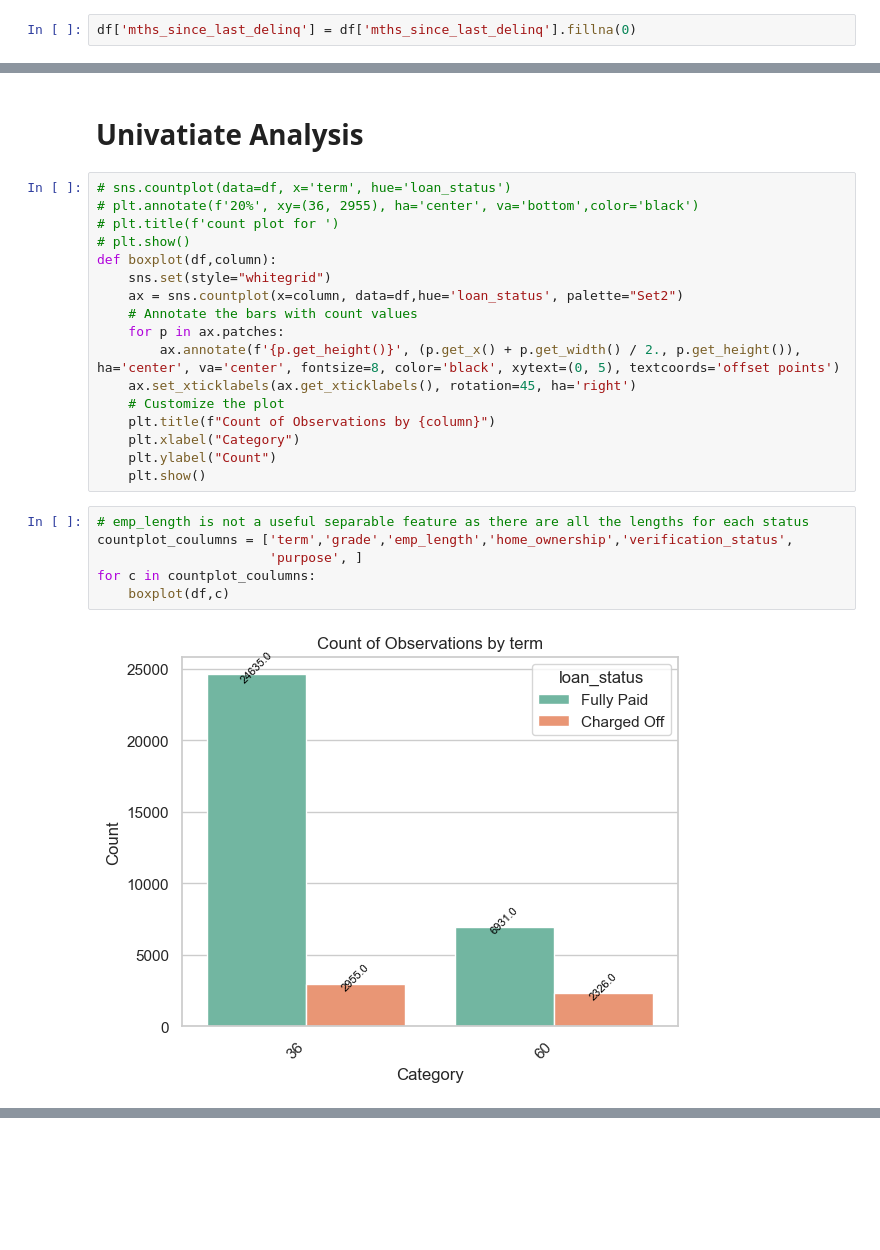
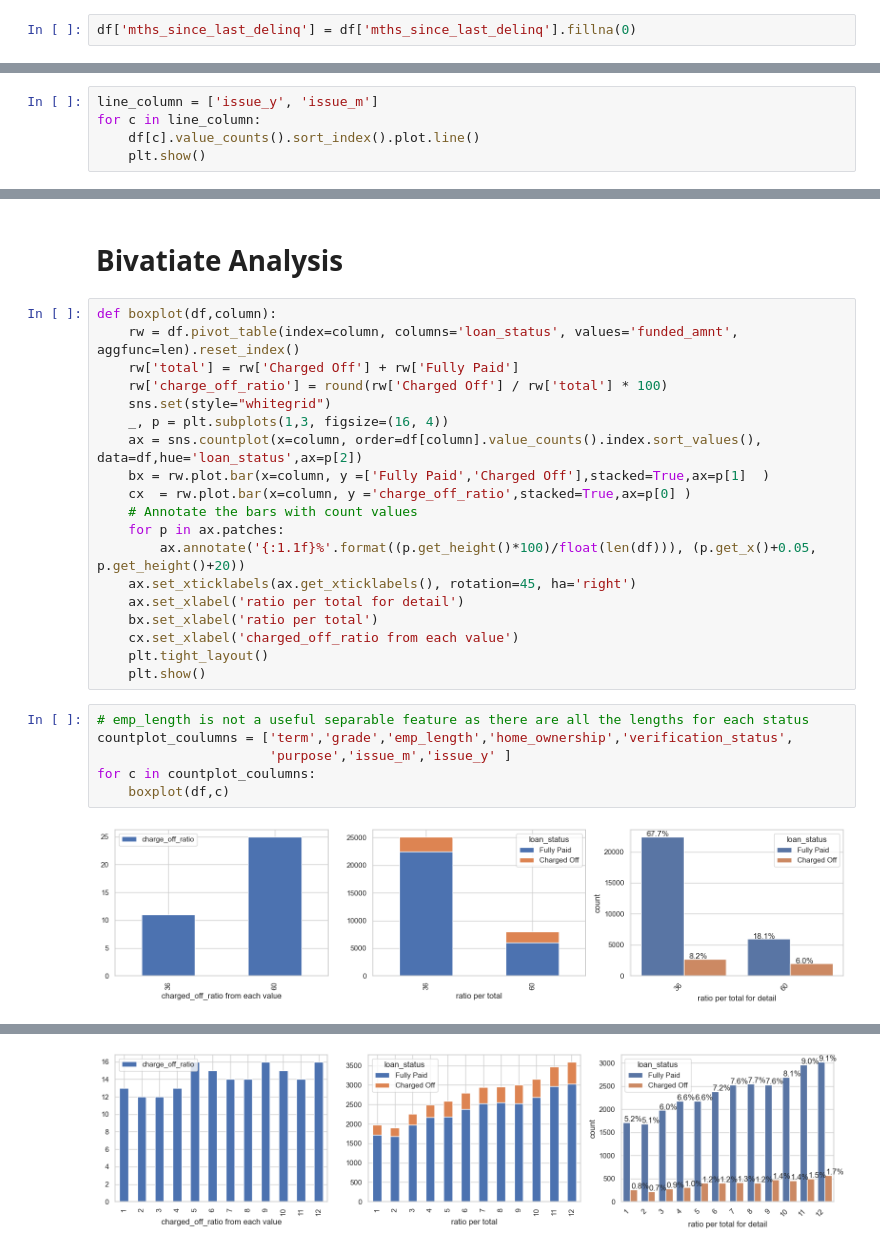
Before and after one commit to cuonghv0298/LendingClubCaseStudy, a Jupyter notebook: eda.ipynb, the cells around one changed output, grey strips where cells are left out. Cells and saved outputs as stored; diff of their text form; blank space fills up the shorter version.

Commit message:
continue analys zipcode

```diff
--- a/eda.ipynb
+++ b/eda.ipynb
@@ -408 +515,6 @@ dtypes: float64(8), int64(5), object(5)
 memory usage: 5.3+ MB
+# %%
+line_column = ['issue_y', 'issue_m']
+for c in line_column:
+    df[c].value_counts().sort_index().plot.line()
+    plt.show()
@@ -409,27 +524,29 @@ memory usage: 5.3+ MB
 # %% [markdown]
-# Univatiate Analysis
+# Bivatiate Analysis
-# %%
-# sns.countplot(data=df, x='term', hue='loan_status')
-# plt.annotate(f'20%', xy=(36, 2955), ha='center', va='bottom',color='black')
-# plt.title(f'count plot for ')
-# plt.show()
-def boxplot(df,column):
-    sns.set(style="whitegrid")
-    ax = sns.countplot(x=column, data=df,hue='loan_status', palette="Set2")
-    # Annotate the bars with count values
-    for p in ax.patches:
-        ax.annotate(f'{p.get_height()}', (p.get_x() + p.get_width() / 2., p.get_height()), ha='center', va='center', fontsize=8, color='black', xytext=(0, 5), textcoords='offset points')
-    ax.set_xticklabels(ax.get_xticklabels(), rotation=45, ha='right')
-    # Customize the plot
-    plt.title(f"Count of Observations by {column}")
-    plt.xlabel("Category")
-    plt.ylabel("Count")
-    plt.show()
+# %%
+def boxplot(df,column):
+    rw = df.pivot_table(index=column, columns='loan_status', values='funded_amnt', aggfunc=len).reset_index()
+    rw['total'] = rw['Charged Off'] + rw['Fully Paid']
+    rw['charge_off_ratio'] = round(rw['Charged Off'] / rw['total'] * 100)
+    sns.set(style="whitegrid")
+    _, p = plt.subplots(1,3, figsize=(16, 4))
+    ax = sns.countplot(x=column, order=df[column].value_counts().index.sort_values(), data=df,hue='loan_status',ax=p[2])
+    bx = rw.plot.bar(x=column, y =['Fully Paid','Charged Off'],stacked=True,ax=p[1]  )
+    cx  = rw.plot.bar(x=column, y ='charge_off_ratio',stacked=True,ax=p[0] )
+    # Annotate the bars with count values
+    for p in ax.patches:
+        ax.annotate('{:1.1f}%'.format((p.get_height()*100)/float(len(df))), (p.get_x()+0.05, p.get_height()+20))
+    ax.set_xticklabels(ax.get_xticklabels(), rotation=45, ha='right')
+    ax.set_xlabel('ratio per total for detail')
+    bx.set_xlabel('ratio per total')
+    cx.set_xlabel('charged_off_ratio from each value')
+    plt.tight_layout()
+    plt.show()
 # %%
 # emp_length is not a useful separable feature as there are all the lengths for each status
 countplot_coulumns = ['term','grade','emp_length','home_ownership','verification_status',
-                      'purpose', ]
+                      'purpose','issue_m','issue_y' ]
 for c in countplot_coulumns:
     boxplot(df,c)
 # %% [output]
-[figure, old version]
+[figure, new version]
@@ -440,0 +558 @@ for c in countplot_coulumns:
+[figure, added]
```
Also changed, not shown: parts of 41 cells of this notebook.
